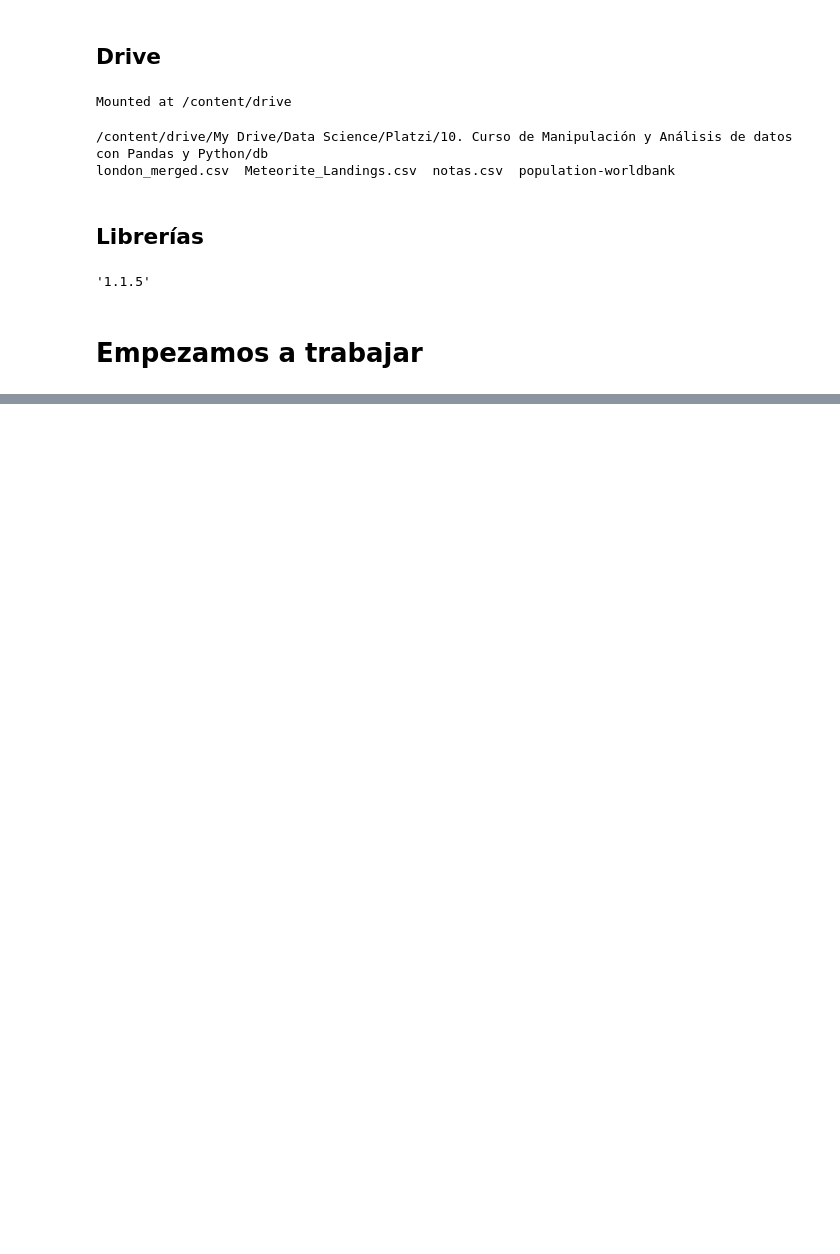
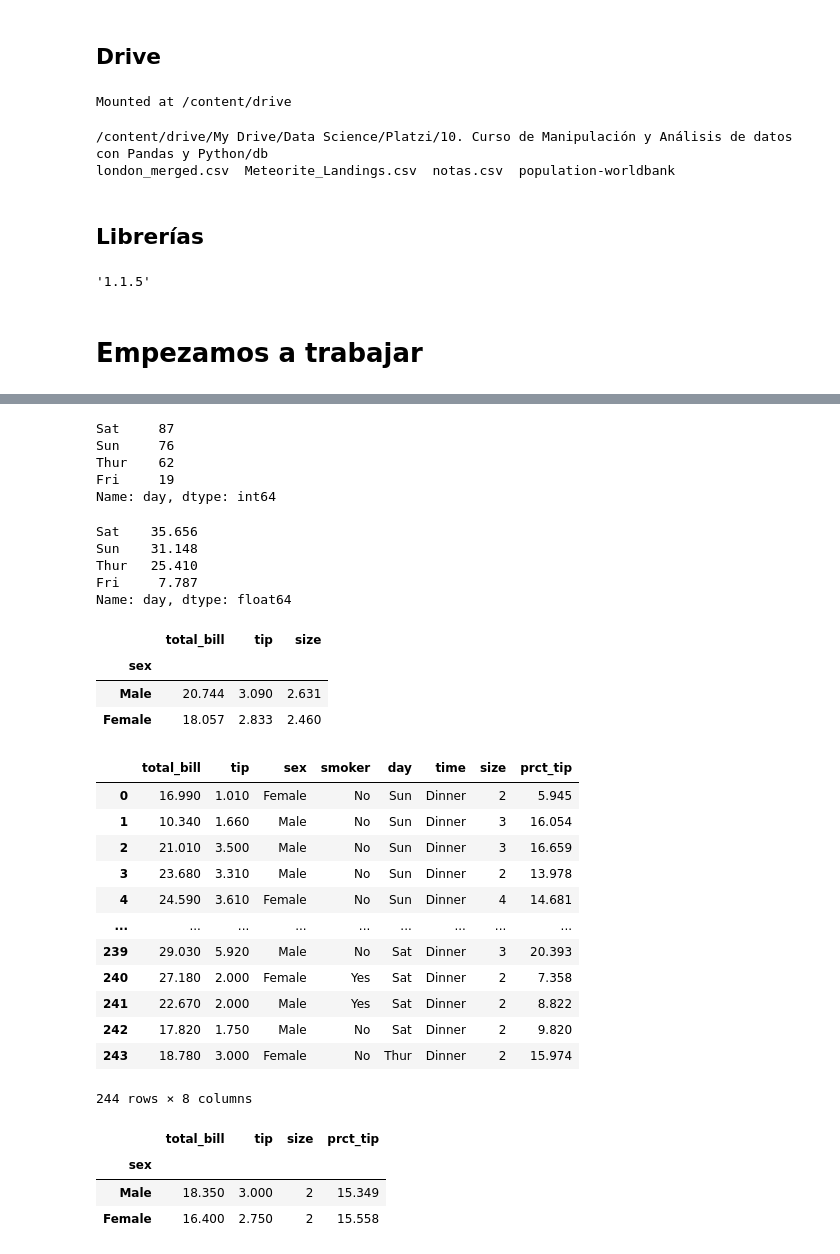
Before and after one commit to FernandoCallasaca/data_science_projects, a Jupyter notebook: groupby.ipynb, the cells around one changed output, grey strips where cells are left out. Saved outputs shown, nothing was run; the diff lists cells and outputs as text; code cells hidden in the pictures; blank space fills up the shorter version.

```diff
--- a/groupby.ipynb
+++ b/groupby.ipynb
@@ -34,3 +34,6 @@ pd.options.display.float_format = '{:,.3f}'.format
 np.set_printoptions(precision=3)
 # %% [markdown]
 # Empezamos a trabajar
+# %%
+df = sns.load_dataset('tips')
+df
@@ -36,0 +69,49 @@ np.set_printoptions(precision=3)
+# %%
+#df['day'].value_counts().idxmax()
+df['day'].value_counts()
+# %% [output]
+Sat     87
+Sun     76
+Thur    62
+Fri     19
+Name: day, dtype: int64
+# %%
+# porcentaje
+df['day'].value_counts() / df['day'].value_counts().sum() * 100
+# %% [output]
+Sat    35.656
+Sun    31.148
+Thur   25.410
+Fri     7.787
+Name: day, dtype: float64
+# %%
+df.groupby(['sex']).mean()
+# %% [output]
+|  | total_bill | tip | size |
+| sex |  |  |  |
+| Male | 20.744 | 3.090 | 2.631 |
+| Female | 18.057 | 2.833 | 2.460 |
+# %%
+df['prct_tip'] = df['tip'] / df['total_bill'] * 100
+df
+# %% [output]
+|  | total_bill | tip | sex | smoker | day | time | size | prct_tip |
+| 0 | 16.990 | 1.010 | Female | No | Sun | Dinner | 2 | 5.945 |
+| 1 | 10.340 | 1.660 | Male | No | Sun | Dinner | 3 | 16.054 |
+| 2 | 21.010 | 3.500 | Male | No | Sun | Dinner | 3 | 16.659 |
+| 3 | 23.680 | 3.310 | Male | No | Sun | Dinner | 2 | 13.978 |
+| 4 | 24.590 | 3.610 | Female | No | Sun | Dinner | 4 | 14.681 |
+| ... | ... | ... | ... | ... | ... | ... | ... | ... |
+| 239 | 29.030 | 5.920 | Male | No | Sat | Dinner | 3 | 20.393 |
+| 240 | 27.180 | 2.000 | Female | Yes | Sat | Dinner | 2 | 7.358 |
+| 241 | 22.670 | 2.000 | Male | Yes | Sat | Dinner | 2 | 8.822 |
+| 242 | 17.820 | 1.750 | Male | No | Sat | Dinner | 2 | 9.820 |
+| 243 | 18.780 | 3.000 | Female | No | Thur | Dinner | 2 | 15.974 |
+244 rows × 8 columns
+# %%
+df.groupby(['sex']).median()
+# %% [output]
+|  | total_bill | tip | size | prct_tip |
+| sex |  |  |  |  |
+| Male | 18.350 | 3.000 | 2 | 15.349 |
+| Female | 16.400 | 2.750 | 2 | 15.558 |
```
Also changed, not shown: parts of 16 cells of this notebook.
